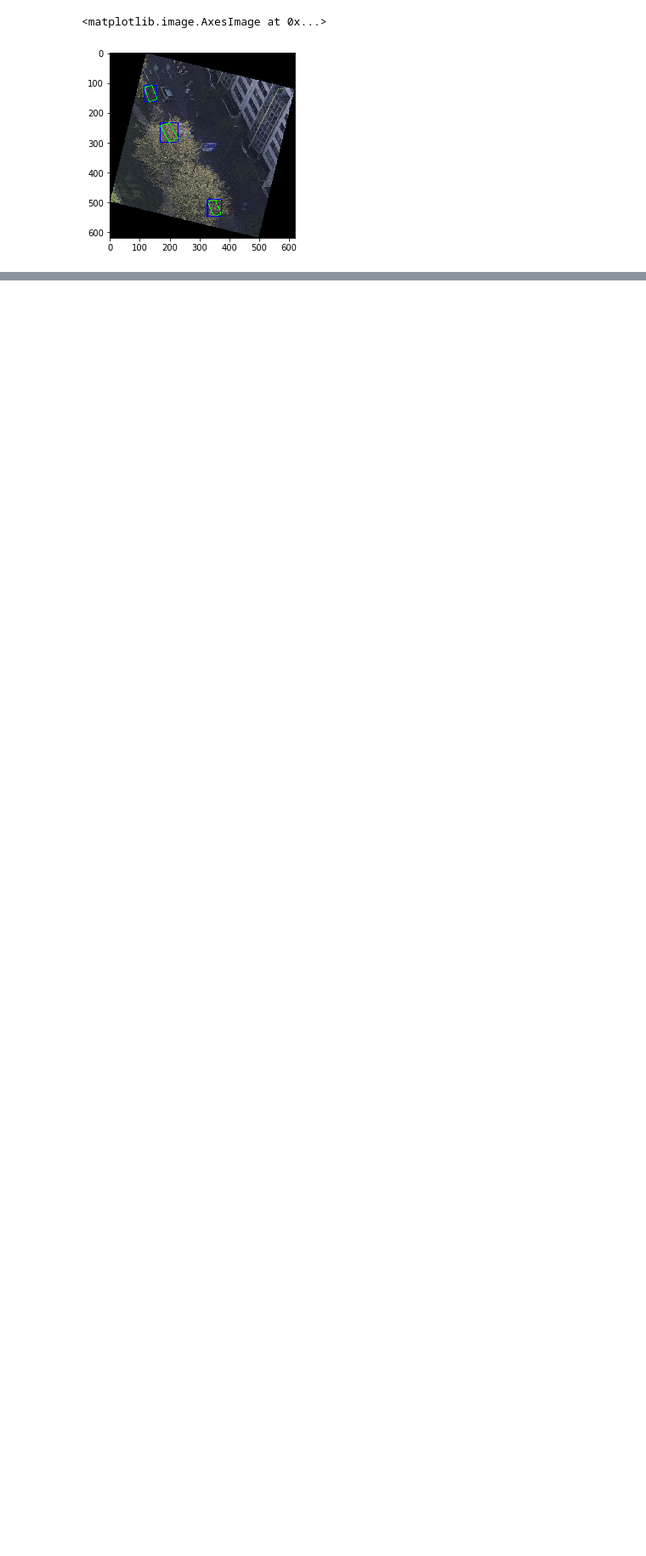
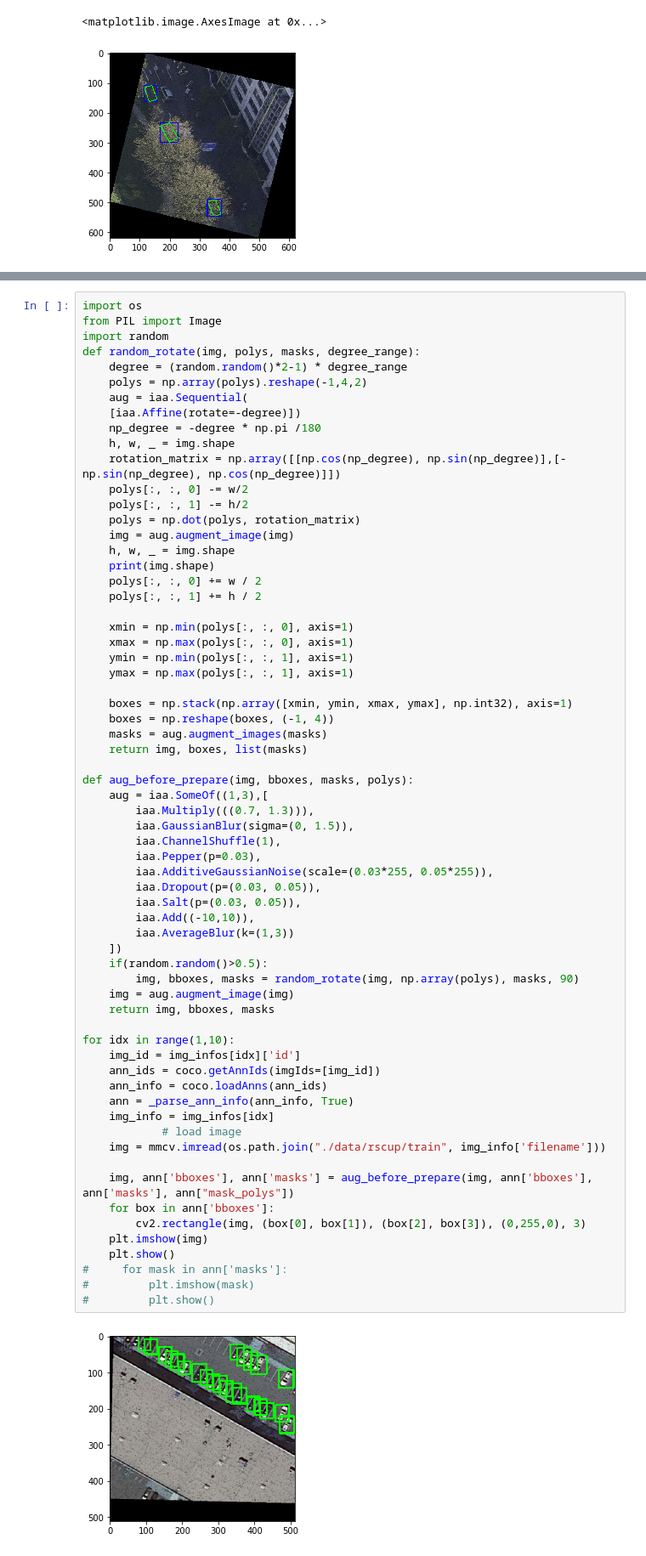
Before and after one commit to cizhenshi/Rscup2019-Object-Detection-Track-3th-Solution, a Jupyter notebook: augmentation.ipynb, the cells around one changed output, grey strips where cells are left out. Shown at 85% size. Drawn from its saved outputs; the diff is of its cells as text; blank space fills up the shorter version.

Commit message:
augment

```diff
--- a/augmentation.ipynb
+++ b/augmentation.ipynb
@@ -117,0 +209,67 @@ print(np.stack(np.array([a,b]),axis=1))
+# %%
+import os
+from PIL import Image
+import random
+def random_rotate(img, polys, masks, degree_range):
+    degree = (random.random()*2-1) * degree_range
+    polys = np.array(polys).reshape(-1,4,2)
+    aug = iaa.Sequential(
+    [iaa.Affine(rotate=-degree)])
+    np_degree = -degree * np.pi /180
+    h, w, _ = img.shape
+    rotation_matrix = np.array([[np.cos(np_degree), np.sin(np_degree)],[-np.sin(np_degree), np.cos(np_degree)]])
+    polys[:, :, 0] -= w/2
+    polys[:, :, 1] -= h/2
+    polys = np.dot(polys, rotation_matrix)
+    img = aug.augment_image(img)
+    h, w, _ = img.shape
+    print(img.shape)
+    polys[:, :, 0] += w / 2
+    polys[:, :, 1] += h / 2
+
+    xmin = np.min(polys[:, :, 0], axis=1)
+    xmax = np.max(polys[:, :, 0], axis=1)
+    ymin = np.min(polys[:, :, 1], axis=1)
+    ymax = np.max(polys[:, :, 1], axis=1)
+
+    boxes = np.stack(np.array([xmin, ymin, xmax, ymax], np.int32), axis=1)
+    boxes = np.reshape(boxes, (-1, 4))
+    masks = aug.augment_images(masks)
+    return img, boxes, list(masks)
+
+def aug_before_prepare(img, bboxes, masks, polys):
+    aug = iaa.SomeOf((1,3),[
+        iaa.Multiply(((0.7, 1.3))),
+        iaa.GaussianBlur(sigma=(0, 1.5)),
+        iaa.ChannelShuffle(1),
+        iaa.Pepper(p=0.03),
+        iaa.AdditiveGaussianNoise(scale=(0.03*255, 0.05*255)),
+        iaa.Dropout(p=(0.03, 0.05)),
+        iaa.Salt(p=(0.03, 0.05)),
+        iaa.Add((-10,10)),
+        iaa.AverageBlur(k=(1,3))
+    ])
+    if(random.random()>0.5):
+        img, bboxes, masks = random_rotate(img, np.array(polys), masks, 90)
+    img = aug.augment_image(img)
+    return img, bboxes, masks
+
+for idx in range(1,10):
+    img_id = img_infos[idx]['id']
+    ann_ids = coco.getAnnIds(imgIds=[img_id])
+    ann_info = coco.loadAnns(ann_ids)
+    ann = _parse_ann_info(ann_info, True)
+    img_info = img_infos[idx]
+            # load image
+    img = mmcv.imread(os.path.join("./data/rscup/train", img_info['filename']))
+
+    img, ann['bboxes'], ann['masks'] = aug_before_prepare(img, ann['bboxes'], ann['masks'], ann["mask_polys"])
+    for box in ann['bboxes']:
+        cv2.rectangle(img, (box[0], box[1]), (box[2], box[3]), (0,255,0), 3)
+    plt.imshow(img)
+    plt.show()
+#     for mask in ann['masks']:
+#         plt.imshow(mask)
+#         plt.show()
+# %% [output]
+[figure, added]
```
Also changed, not shown: parts of 5 cells of this notebook, 5 other files.
